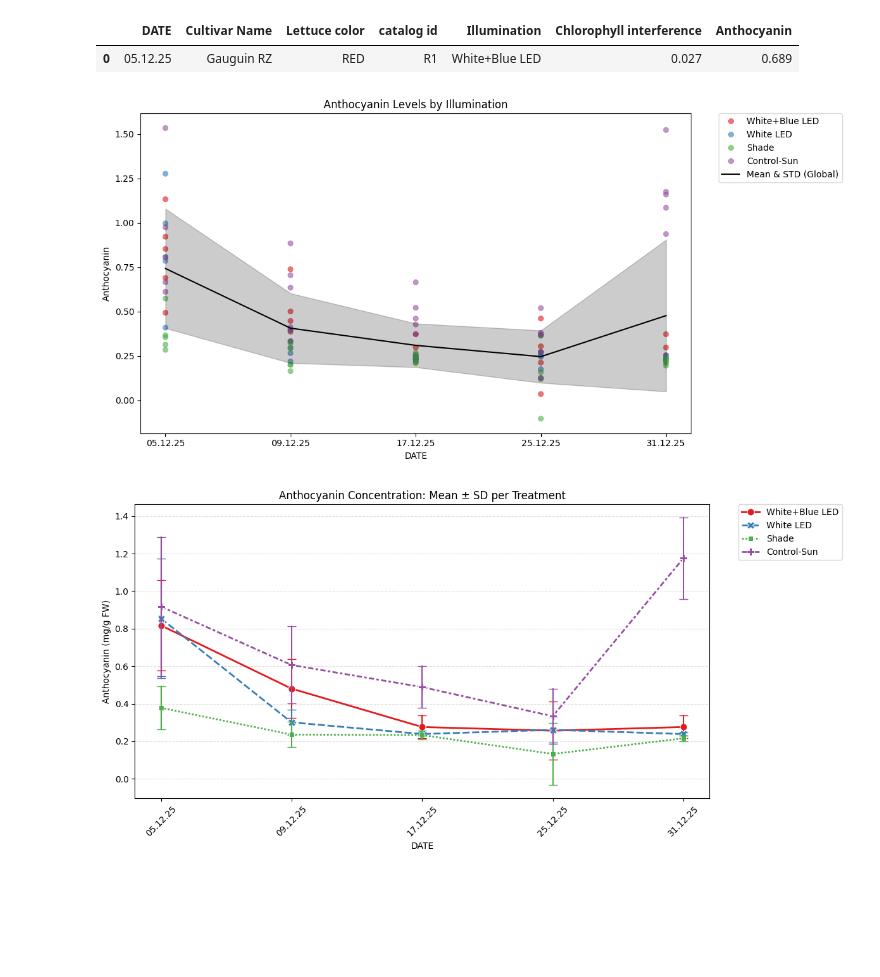
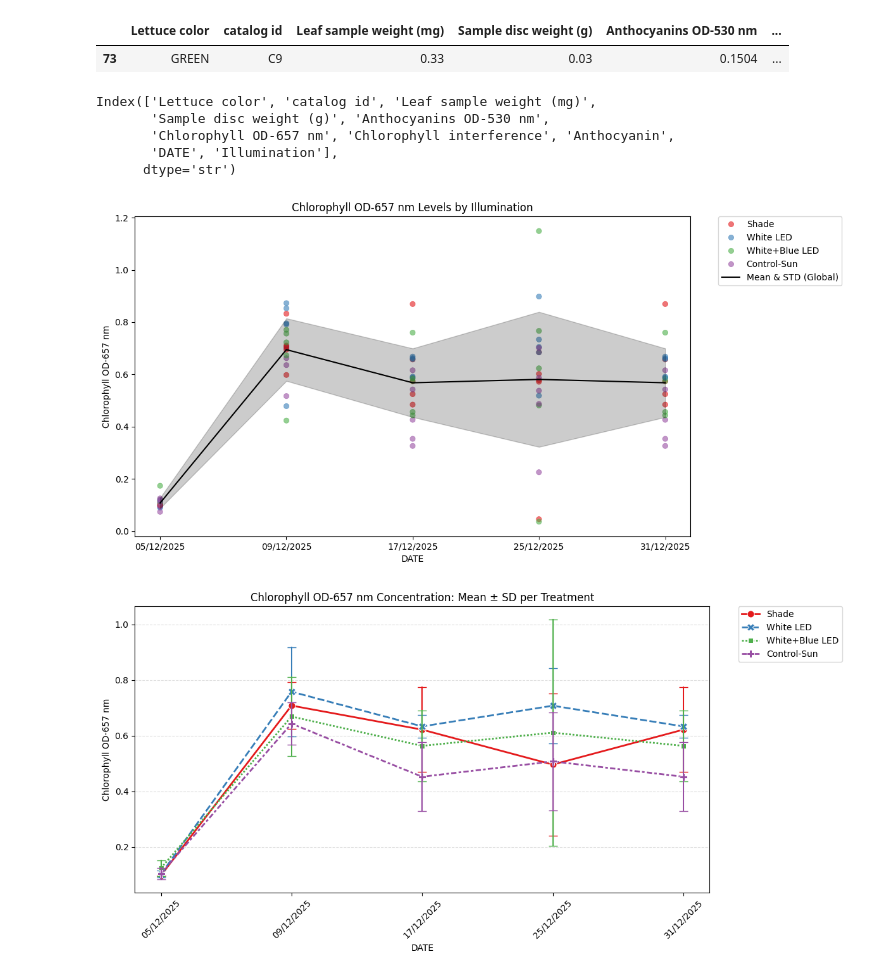
Before and after one commit to DavidBMvolcani/phenomobile, a Jupyter notebook: examples/Anthocyanin_RND1.ipynb, the cells around one changed output. Cells and saved outputs as stored; diff of their text form; code cells hidden in the pictures; blank space fills up the shorter version.

```diff
--- a/examples/Anthocyanin_RND1.ipynb
+++ b/examples/Anthocyanin_RND1.ipynb
@@ -3,8 +3,10 @@ import pandas as pd
 import matplotlib.pyplot as plt
 import seaborn as sns
 # %%
-df = pd.read_csv("../DATA/Anthocyanin_with_Illumination__231125-311225.csv")
+df = pd.read_csv("../DATA/Anthocyanin_231125-311225.csv")
+
+df.sort_values(by="DATE", inplace=True)
 df.head(1)
 # %% [output]
-|  | DATE | Cultivar Name | Lettuce color | catalog id | Illumination | Chlorophyll interference | Anthocyanin |
-| 0 | 05.12.25 | Gauguin RZ | RED | R1 | White+Blue LED | 0.027 | 0.689 |
+|  | Lettuce color | catalog id | Leaf sample weight (mg) | Sample disc weight (g) | Anthocyanins OD-530 nm | ... |
+| 73 | GREEN | C9 | 0.33 | 0.03 | 0.1504 | ... |
@@ -14,39 +13,51 @@ df_green=df[df['Lettuce color'] == 'GREEN']
+# %%
+df.columns
+# %% [output]
+Index(['Lettuce color', 'catalog id', 'Leaf sample weight (mg)',
+       'Sample disc weight (g)', 'Anthocyanins OD-530 nm',
+       'Chlorophyll OD-657 nm', 'Chlorophyll interference', 'Anthocyanin',
+       'DATE', 'Illumination'],
+      dtype='str')
+# %%
+target='Chlorophyll OD-657 nm'
+df_red=df[df['Lettuce color'] == 'RED']
+df_green=df[df['Lettuce color'] == 'GREEN']
 # %%
 
 
 # 1. Create the figure
 plt.figure(figsize=(12, 6))
 
 # 2. Draw the Scatter Plot with Seaborn
 # 'hue' handles the colors and creates the legend automatically
 sns.scatterplot(
     data=df_red,
     x='DATE',
-    y='Anthocyanin',
+    y=target,
     hue='Illumination',
     palette='Set1',
     alpha=0.6,
     edgecolor=None
 )
 
 # 3. Draw the Mean + STD line on top
 sns.lineplot(
     data=df_red,
     x='DATE',
-    y='Anthocyanin',
+    y=target,
     color='black',
     errorbar='sd',
     label='Mean & STD (Global)'
 )
 
 # 4. Move the legend so it doesn't cover the data
 plt.legend(bbox_to_anchor=(1.05, 1), loc='upper left', borderaxespad=0.)
 
-plt.title('Anthocyanin Levels by Illumination')
+plt.title(f'{target} Levels by Illumination')
 plt.tight_layout() # Prevents the legend from being cut off
 plt.show()
 # %% [output]
-[figure, old version]
+[figure, new version]
 # %%
 
 
@@ -56,7 +67,7 @@ plt.figure(figsize=(12, 6))
 sns.lineplot(
     data=df_red,
     x='DATE',
-    y='Anthocyanin',
+    y=target,
     hue='Illumination',
     style='Illumination',
     markers=True,
@@ -69,14 +80,14 @@ sns.lineplot(
 )
 
 plt.legend(bbox_to_anchor=(1.05, 1), loc='upper left', borderaxespad=0.)
-plt.title('Anthocyanin Concentration: Mean ± SD per Treatment')
-plt.ylabel('Anthocyanin (mg/g FW)')
+plt.title(f'{target} Concentration: Mean ± SD per Treatment')
+plt.ylabel(f'{target}')
 plt.xticks(rotation=45)
 plt.grid(axis='y', linestyle='--', alpha=0.4)
 plt.tight_layout()
 plt.show()
 # %% [output]
-[figure, old version]
+[figure, new version]
 # %%
 
 
```
Also changed, not shown: parts of 5 cells of this notebook, 2 other files.
